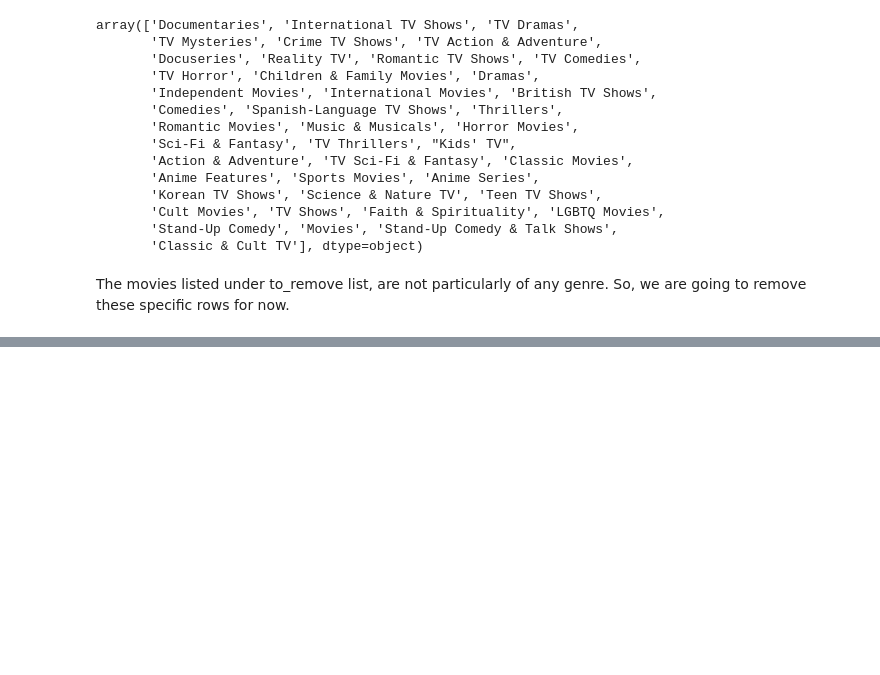
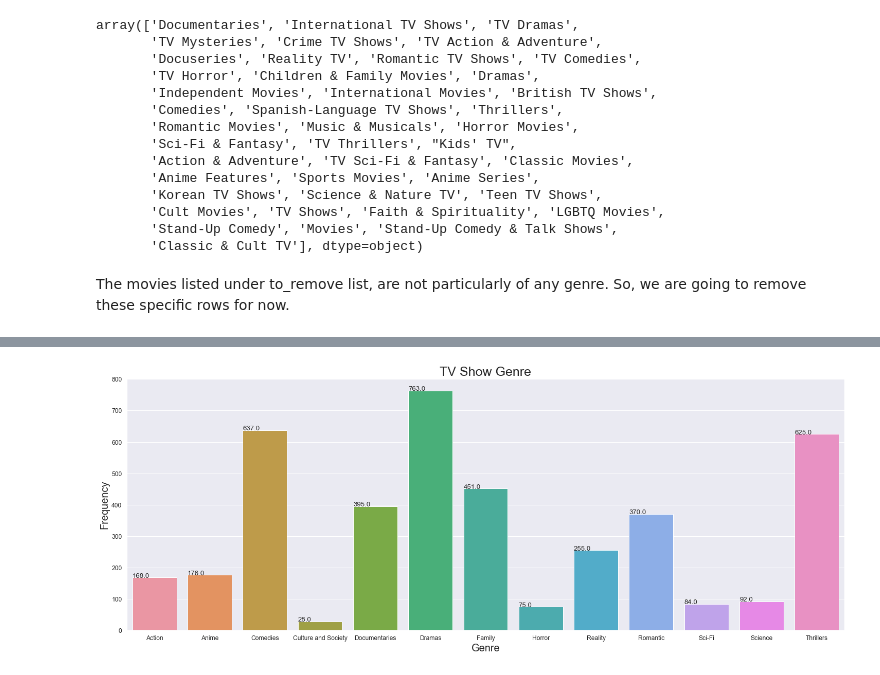
Before and after one commit to WRD397/Projects, a Jupyter notebook: BusinessCase_Netflix_EDA/main.ipynb, the cells around one changed output, grey strips where cells are left out. Saved outputs shown, nothing was run; the diff lists cells and outputs as text; code cells hidden in the pictures; blank space fills up the shorter version.

```diff
--- a/BusinessCase_Netflix_EDA/main.ipynb
+++ b/BusinessCase_Netflix_EDA/main.ipynb
@@ -271,0 +383,3 @@ AttributeError: 'str' object has no attribute 'isin'
+# %%
+show_genre = df_genre_final.loc[df_genre_final['type'] == 'TV Show'].drop(['type'], axis=1).sort_values('genre')
+show_genre.head()
@@ -271,0 +393,11 @@ AttributeError: 'str' object has no attribute 'isin'
+# %%
+sns.set(font_scale = 1.1)
+ax = sns.countplot(x='genre', data=show_genre)
+
+ax.set_title('TV Show Genre', fontsize = 25)
+ax.set_xlabel("Genre", fontsize=20)
+ax.set_ylabel("Frequency", fontsize=20)
+for p in ax.patches :
+    ax.annotate('{:.1f}'.format(p.get_height()), (p.get_x(), p.get_height()))
+# %% [output]
+[figure, added]
```
Also changed, not shown: parts of 52 cells of this notebook.
